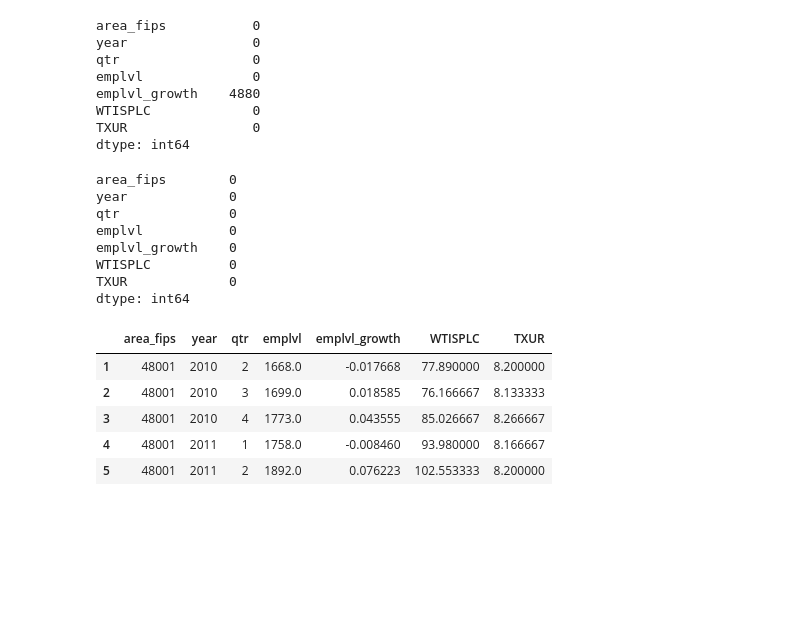
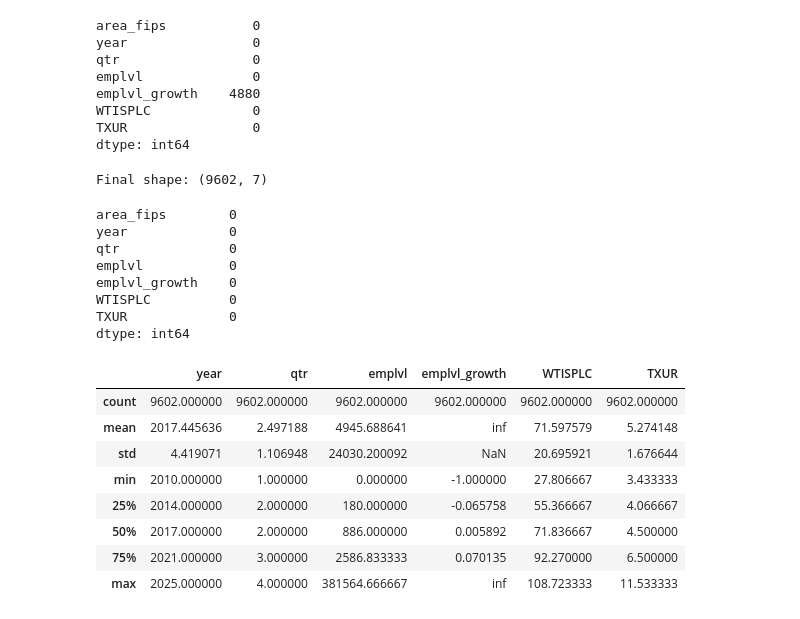
Before and after one commit to LoganAverill/BANA-4373-Final-Project---Bauer-Daniel-Averill, a Jupyter notebook: notebooks/01_etl.ipynb, the cells around one changed output. Saved outputs shown, nothing was run; the diff lists cells and outputs as text; code cells hidden in the pictures; blank space fills up the shorter version.

```diff
--- a/notebooks/01_etl.ipynb
+++ b/notebooks/01_etl.ipynb
@@ -400,13 +403,15 @@ dtype: int64
 # %%
 # Remove rows without growth (first observation per county)
 df = df.dropna(subset=['emplvl_growth'])
+print("Final shape:", df.shape)
 df.isna().sum()
 # %% [output]
-area_fips        0
-year             0
-qtr              0
-emplvl           0
-emplvl_growth    0
-WTISPLC          0
-TXUR             0
-dtype: int64
+Final shape: (9602, 7)
+area_fips        0
+year             0
+qtr              0
+emplvl           0
+emplvl_growth    0
+WTISPLC          0
+TXUR             0
+dtype: int64
@@ -416,9 +418,12 @@ df.to_csv("../data_clean/final_dataset.csv", index=False)
 # %%
-df.head()
+display(df.describe())
 # %% [output]
-|  | area_fips | year | qtr | emplvl | emplvl_growth | WTISPLC | TXUR |
-| 1 | 48001 | 2010 | 2 | 1668.0 | -0.017668 | 77.890000 | 8.200000 |
-| 2 | 48001 | 2010 | 3 | 1699.0 | 0.018585 | 76.166667 | 8.133333 |
-| 3 | 48001 | 2010 | 4 | 1773.0 | 0.043555 | 85.026667 | 8.266667 |
-| 4 | 48001 | 2011 | 1 | 1758.0 | -0.008460 | 93.980000 | 8.166667 |
-| 5 | 48001 | 2011 | 2 | 1892.0 | 0.076223 | 102.553333 | 8.200000 |
+|  | year | qtr | emplvl | emplvl_growth | WTISPLC | TXUR |
+| count | 9602.000000 | 9602.000000 | 9602.000000 | 9602.000000 | 9602.000000 | 9602.000000 |
+| mean | 2017.445636 | 2.497188 | 4945.688641 | inf | 71.597579 | 5.274148 |
+| std | 4.419071 | 1.106948 | 24030.200092 | NaN | 20.695921 | 1.676644 |
+| min | 2010.000000 | 1.000000 | 0.000000 | -1.000000 | 27.806667 | 3.433333 |
+| 25% | 2014.000000 | 2.000000 | 180.000000 | -0.065758 | 55.366667 | 4.066667 |
+| 50% | 2017.000000 | 2.000000 | 886.000000 | 0.005892 | 71.836667 | 4.500000 |
+| 75% | 2021.000000 | 3.000000 | 2586.833333 | 0.070135 | 92.270000 | 6.500000 |
+| max | 2025.000000 | 4.000000 | 381564.666667 | inf | 108.723333 | 11.533333 |
```
Also changed, not shown: parts of 9 cells of this notebook, 2 other files.
